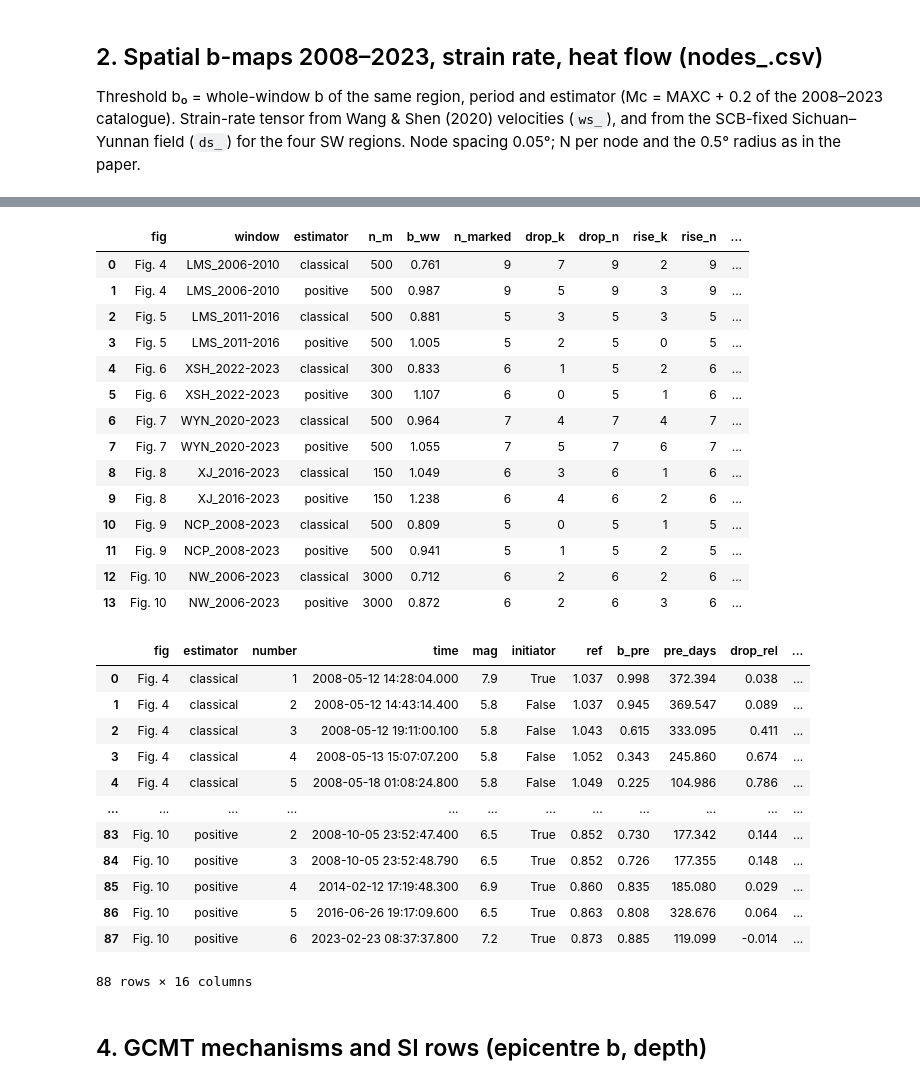
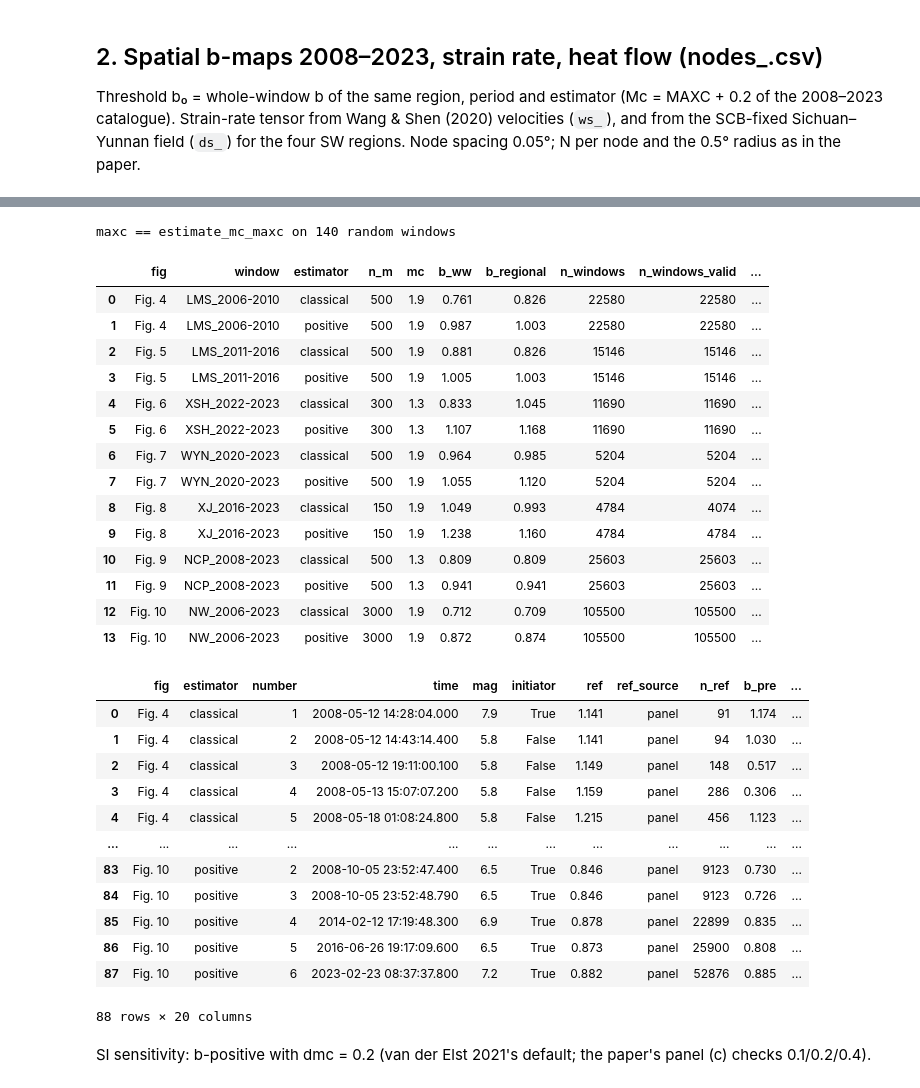
Before and after one commit to Chouyuhin/b-value, a Jupyter notebook: experiments/claims/claims_test.ipynb, the cells around one changed output, grey strips where cells are left out. Saved outputs shown, nothing was run; the diff lists cells and outputs as text; code cells hidden in the pictures.

```diff
--- a/experiments/claims/claims_test.ipynb
+++ b/experiments/claims/claims_test.ipynb
@@ -135,43 +145,54 @@ the in-sequence flag is kept in alarms_C4.csv).
 # %%
+# the fast MAXC used for the per-window re-cut must equal seismostats' estimate_mc_maxc
+rng = np.random.default_rng(0)
+for label in MAIN_LABELS:
+    t0, t1 = window_span(label); df_ = load_region(figrun.loc[label, 'region'], t0, t1); n_ = int(figrun.loc[label, 'n_m'])
+    for i0 in rng.integers(0, max(1, len(df_) - n_), 20):
+        w_ = df_['mag'].to_numpy()[i0:i0 + n_]
+        assert np.isclose(maxc(w_), estimate_mc_maxc(w_, fmd_bin=0.1)[0]), (label, i0)
+print('maxc == estimate_mc_maxc on 140 random windows')
 EV, EP, SM = [], [], []
 for label in MAIN_LABELS:
     for cls in (ClassicBValueEstimator, BPositiveBValueEstimator):
         ev, ep, sm = window_c4(label, cls, figrun); EV.append(ev); EP.append(ep); SM.append(sm)
 events = pd.concat(EV, ignore_index=True); alarms = pd.concat(EP, ignore_index=True); c4_summary = pd.DataFrame(SM)
 events.to_csv(OUT / 'events_C4.csv', index=False); alarms.to_csv(OUT / 'alarms_C4.csv', index=False); c4_summary.to_csv(OUT / 'alarms_C4_summary.csv', index=False)
-c4_summary[['fig', 'window', 'estimator', 'n_m', 'b_ww', 'n_marked', 'drop_k', 'drop_n', 'rise_k', 'rise_n', 'n_episodes', 'n_hits', 'hit_ref_share']].round(3)
+c4_summary[['fig', 'window', 'estimator', 'n_m', 'mc', 'b_ww', 'b_regional', 'n_windows', 'n_windows_valid', 'n_windows_in_seq', 'n_marked', 'n_ref_regional',
+            'drop_k', 'drop_n', 'rise_k', 'rise_n', 'n_episodes', 'n_hits', 'hit_ref_share']].round(3)
 # %% [output]
+maxc == estimate_mc_maxc on 140 random windows
-|  | fig | window | estimator | n_m | b_ww | n_marked | drop_k | drop_n | rise_k | rise_n | ... |
-| 0 | Fig. 4 | LMS_2006-2010 | classical | 500 | 0.761 | 9 | 7 | 9 | 2 | 9 | ... |
-| 1 | Fig. 4 | LMS_2006-2010 | positive | 500 | 0.987 | 9 | 5 | 9 | 3 | 9 | ... |
-| 2 | Fig. 5 | LMS_2011-2016 | classical | 500 | 0.881 | 5 | 3 | 5 | 3 | 5 | ... |
-| 3 | Fig. 5 | LMS_2011-2016 | positive | 500 | 1.005 | 5 | 2 | 5 | 0 | 5 | ... |
-| 4 | Fig. 6 | XSH_2022-2023 | classical | 300 | 0.833 | 6 | 1 | 5 | 2 | 6 | ... |
-| 5 | Fig. 6 | XSH_2022-2023 | positive | 300 | 1.107 | 6 | 0 | 5 | 1 | 6 | ... |
-| 6 | Fig. 7 | WYN_2020-2023 | classical | 500 | 0.964 | 7 | 4 | 7 | 4 | 7 | ... |
-| 7 | Fig. 7 | WYN_2020-2023 | positive | 500 | 1.055 | 7 | 5 | 7 | 6 | 7 | ... |
-| 8 | Fig. 8 | XJ_2016-2023 | classical | 150 | 1.049 | 6 | 3 | 6 | 1 | 6 | ... |
-| 9 | Fig. 8 | XJ_2016-2023 | positive | 150 | 1.238 | 6 | 4 | 6 | 2 | 6 | ... |
-| 10 | Fig. 9 | NCP_2008-2023 | classical | 500 | 0.809 | 5 | 0 | 5 | 1 | 5 | ... |
-| 11 | Fig. 9 | NCP_2008-2023 | positive | 500 | 0.941 | 5 | 1 | 5 | 2 | 5 | ... |
-| 12 | Fig. 10 | NW_2006-2023 | classical | 3000 | 0.712 | 6 | 2 | 6 | 2 | 6 | ... |
-| 13 | Fig. 10 | NW_2006-2023 | positive | 3000 | 0.872 | 6 | 2 | 6 | 3 | 6 | ... |
+|  | fig | window | estimator | n_m | mc | b_ww | b_regional | n_windows | n_windows_valid | ... |
+| 0 | Fig. 4 | LMS_2006-2010 | classical | 500 | 1.9 | 0.761 | 0.826 | 22580 | 22580 | ... |
+| 1 | Fig. 4 | LMS_2006-2010 | positive | 500 | 1.9 | 0.987 | 1.003 | 22580 | 22580 | ... |
+| 2 | Fig. 5 | LMS_2011-2016 | classical | 500 | 1.9 | 0.881 | 0.826 | 15146 | 15146 | ... |
+| 3 | Fig. 5 | LMS_2011-2016 | positive | 500 | 1.9 | 1.005 | 1.003 | 15146 | 15146 | ... |
+| 4 | Fig. 6 | XSH_2022-2023 | classical | 300 | 1.3 | 0.833 | 1.045 | 11690 | 11690 | ... |
+| 5 | Fig. 6 | XSH_2022-2023 | positive | 300 | 1.3 | 1.107 | 1.168 | 11690 | 11690 | ... |
+| 6 | Fig. 7 | WYN_2020-2023 | classical | 500 | 1.9 | 0.964 | 0.985 | 5204 | 5204 | ... |
+| 7 | Fig. 7 | WYN_2020-2023 | positive | 500 | 1.9 | 1.055 | 1.120 | 5204 | 5204 | ... |
+| 8 | Fig. 8 | XJ_2016-2023 | classical | 150 | 1.9 | 1.049 | 0.993 | 4784 | 4074 | ... |
+| 9 | Fig. 8 | XJ_2016-2023 | positive | 150 | 1.9 | 1.238 | 1.160 | 4784 | 4784 | ... |
+| 10 | Fig. 9 | NCP_2008-2023 | classical | 500 | 1.3 | 0.809 | 0.809 | 25603 | 25603 | ... |
+| 11 | Fig. 9 | NCP_2008-2023 | positive | 500 | 1.3 | 0.941 | 0.941 | 25603 | 25603 | ... |
+| 12 | Fig. 10 | NW_2006-2023 | classical | 3000 | 1.9 | 0.712 | 0.709 | 105500 | 105500 | ... |
+| 13 | Fig. 10 | NW_2006-2023 | positive | 3000 | 1.9 | 0.872 | 0.874 | 105500 | 105500 | ... |
 # %%
-events[['fig', 'estimator', 'number', 'time', 'mag', 'initiator', 'ref', 'b_pre', 'pre_days', 'drop_rel', 'drop', 'b_post', 'post_start_days', 'post_days', 'rise_rel', 'rise']].round(3)
+events[['fig', 'estimator', 'number', 'time', 'mag', 'initiator', 'ref', 'ref_source', 'n_ref', 'b_pre', 'mc_pre', 'pre_days', 'drop_rel', 'drop',
+        'b_post', 'mc_post', 'post_start_days', 'post_days', 'rise_rel', 'rise']].round(3)
 # %% [output]
-|  | fig | estimator | number | time | mag | initiator | ref | b_pre | pre_days | drop_rel | ... |
-| 0 | Fig. 4 | classical | 1 | 2008-05-12 14:28:04.000 | 7.9 | True | 1.037 | 0.998 | 372.394 | 0.038 | ... |
-| 1 | Fig. 4 | classical | 2 | 2008-05-12 14:43:14.400 | 5.8 | False | 1.037 | 0.945 | 369.547 | 0.089 | ... |
-| 2 | Fig. 4 | classical | 3 | 2008-05-12 19:11:00.100 | 5.8 | False | 1.043 | 0.615 | 333.095 | 0.411 | ... |
-| 3 | Fig. 4 | classical | 4 | 2008-05-13 15:07:07.200 | 5.8 | False | 1.052 | 0.343 | 245.860 | 0.674 | ... |
-| 4 | Fig. 4 | classical | 5 | 2008-05-18 01:08:24.800 | 5.8 | False | 1.049 | 0.225 | 104.986 | 0.786 | ... |
+|  | fig | estimator | number | time | mag | initiator | ref | ref_source | n_ref | b_pre | ... |
+| 0 | Fig. 4 | classical | 1 | 2008-05-12 14:28:04.000 | 7.9 | True | 1.141 | panel | 91 | 1.174 | ... |
+| 1 | Fig. 4 | classical | 2 | 2008-05-12 14:43:14.400 | 5.8 | False | 1.141 | panel | 94 | 1.030 | ... |
+| 2 | Fig. 4 | classical | 3 | 2008-05-12 19:11:00.100 | 5.8 | False | 1.149 | panel | 148 | 0.517 | ... |
+| 3 | Fig. 4 | classical | 4 | 2008-05-13 15:07:07.200 | 5.8 | False | 1.159 | panel | 286 | 0.306 | ... |
+| 4 | Fig. 4 | classical | 5 | 2008-05-18 01:08:24.800 | 5.8 | False | 1.215 | panel | 456 | 1.123 | ... |
 | ... | ... | ... | ... | ... | ... | ... | ... | ... | ... | ... | ... |
-| 83 | Fig. 10 | positive | 2 | 2008-10-05 23:52:47.400 | 6.5 | True | 0.852 | 0.730 | 177.342 | 0.144 | ... |
-| 84 | Fig. 10 | positive | 3 | 2008-10-05 23:52:48.790 | 6.5 | True | 0.852 | 0.726 | 177.355 | 0.148 | ... |
-| 85 | Fig. 10 | positive | 4 | 2014-02-12 17:19:48.300 | 6.9 | True | 0.860 | 0.835 | 185.080 | 0.029 | ... |
-| 86 | Fig. 10 | positive | 5 | 2016-06-26 19:17:09.600 | 6.5 | True | 0.863 | 0.808 | 328.676 | 0.064 | ... |
-| 87 | Fig. 10 | positive | 6 | 2023-02-23 08:37:37.800 | 7.2 | True | 0.873 | 0.885 | 119.099 | -0.014 | ... |
+| 83 | Fig. 10 | positive | 2 | 2008-10-05 23:52:47.400 | 6.5 | True | 0.846 | panel | 9123 | 0.730 | ... |
+| 84 | Fig. 10 | positive | 3 | 2008-10-05 23:52:48.790 | 6.5 | True | 0.846 | panel | 9123 | 0.726 | ... |
+| 85 | Fig. 10 | positive | 4 | 2014-02-12 17:19:48.300 | 6.9 | True | 0.878 | panel | 22899 | 0.835 | ... |
+| 86 | Fig. 10 | positive | 5 | 2016-06-26 19:17:09.600 | 6.5 | True | 0.873 | panel | 25900 | 0.808 | ... |
+| 87 | Fig. 10 | positive | 6 | 2023-02-23 08:37:37.800 | 7.2 | True | 0.882 | panel | 52876 | 0.885 | ... |
-88 rows × 16 columns
+88 rows × 20 columns
 # %% [markdown]
-## 4. GCMT mechanisms and SI rows (epicentre b, depth)
+SI sensitivity: b-positive with dmc = 0.2 (van der Elst 2021's default; the paper's panel (c) checks 0.1/0.2/0.4).
 # %%
```
Also changed, not shown: parts of 13 cells of this notebook, 16 other files.
